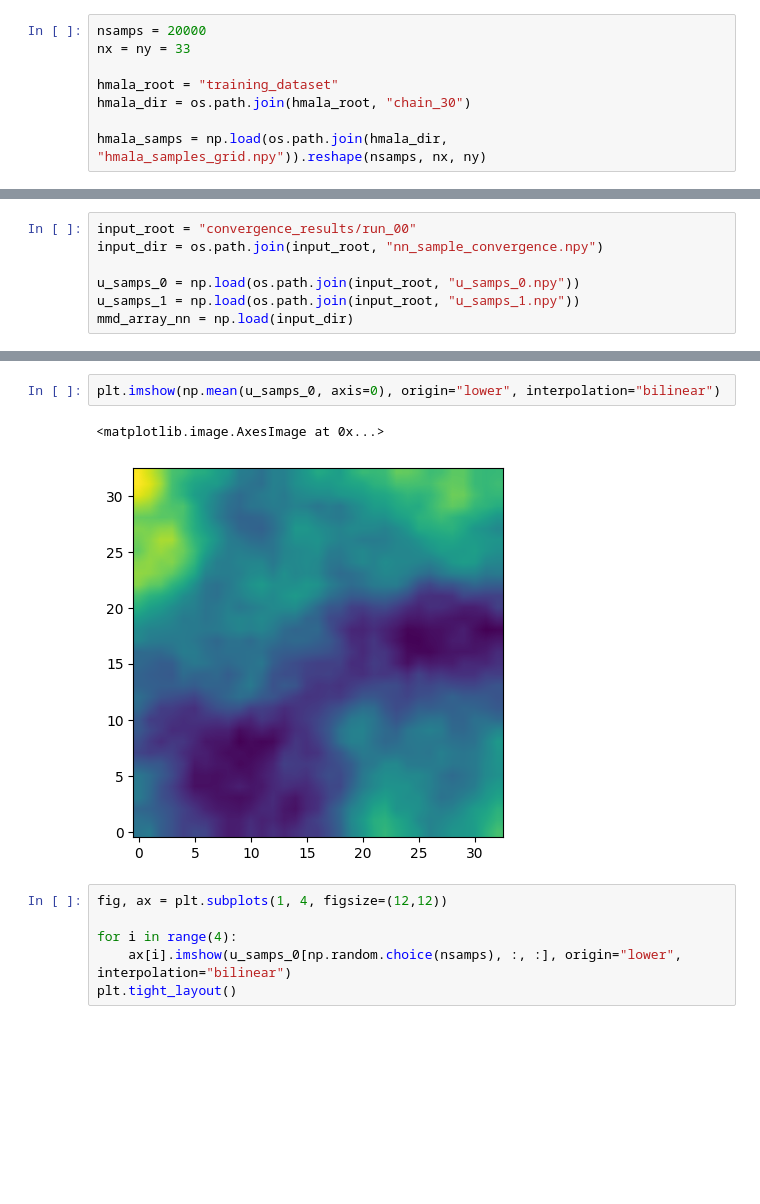
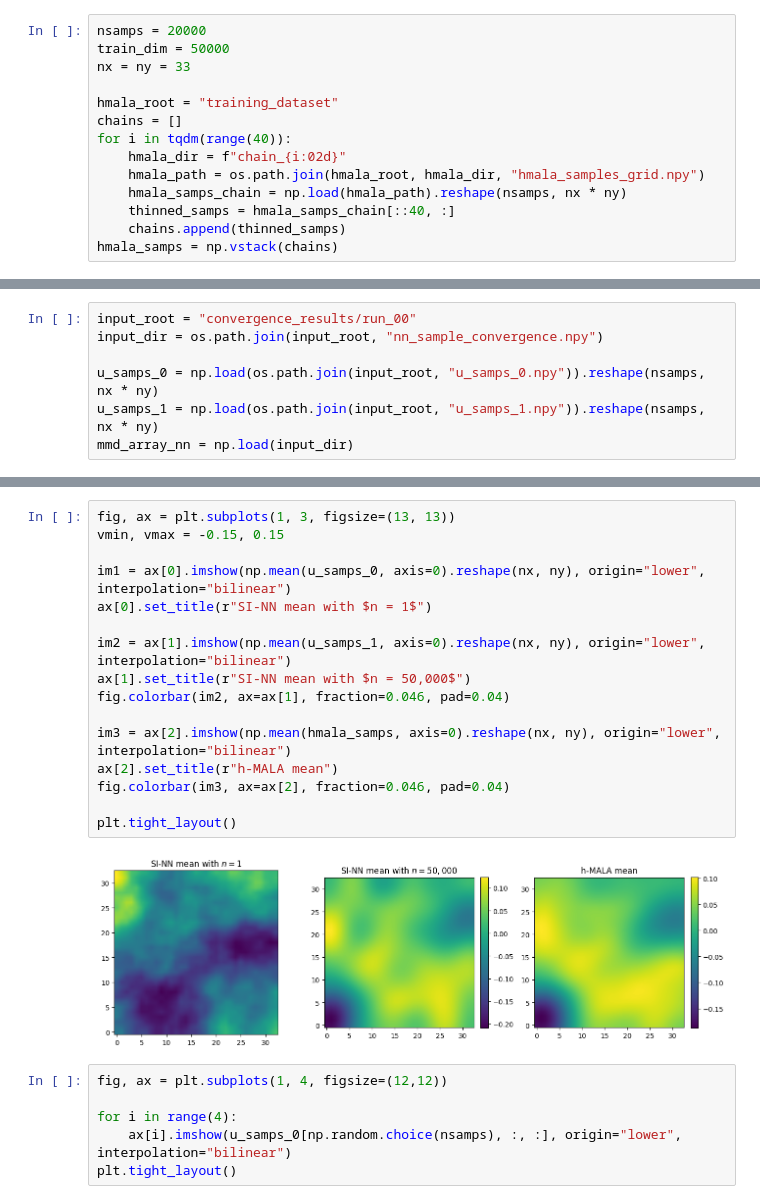
Before and after one commit to abjohnson117/TransportVsMcmcExperiments, a Jupyter notebook: poisson/convergence_testing.ipynb, the cells around one changed output, grey strips where cells are left out. Drawn from its saved outputs; the diff is of its cells as text; blank space fills up the shorter version.

```diff
--- a/poisson/convergence_testing.ipynb
+++ b/poisson/convergence_testing.ipynb
@@ -9,8 +13,14 @@ from triangular_transport.kernels.kernel_tools import get_gaussianRBF, vectorize
 # %%
 nsamps = 20000
+train_dim = 50000
 nx = ny = 33
 
 hmala_root = "training_dataset"
-hmala_dir = os.path.join(hmala_root, "chain_30")
-
-hmala_samps = np.load(os.path.join(hmala_dir, "hmala_samples_grid.npy")).reshape(nsamps, nx, ny)
+chains = []
+for i in tqdm(range(40)):
+    hmala_dir = f"chain_{i:02d}"
+    hmala_path = os.path.join(hmala_root, hmala_dir, "hmala_samples_grid.npy")
+    hmala_samps_chain = np.load(hmala_path).reshape(nsamps, nx * ny)
+    thinned_samps = hmala_samps_chain[::40, :]
+    chains.append(thinned_samps)
+hmala_samps = np.vstack(chains)
@@ -28,6 +83,6 @@ def MMD(X, Y):
 input_root = "convergence_results/run_00"
 input_dir = os.path.join(input_root, "nn_sample_convergence.npy")
 
-u_samps_0 = np.load(os.path.join(input_root, "u_samps_0.npy"))
-u_samps_1 = np.load(os.path.join(input_root, "u_samps_1.npy"))
+u_samps_0 = np.load(os.path.join(input_root, "u_samps_0.npy")).reshape(nsamps, nx * ny)
+u_samps_1 = np.load(os.path.join(input_root, "u_samps_1.npy")).reshape(nsamps, nx * ny)
 mmd_array_nn = np.load(input_dir)
@@ -38,8 +202,21 @@ Array(0.3157271, dtype=float32)
 # %%
-plt.imshow(np.mean(u_samps_0, axis=0), origin="lower", interpolation="bilinear")
+fig, ax = plt.subplots(1, 3, figsize=(13, 13))
+vmin, vmax = -0.15, 0.15
+
+im1 = ax[0].imshow(np.mean(u_samps_0, axis=0).reshape(nx, ny), origin="lower", interpolation="bilinear")
+ax[0].set_title(r"SI-NN mean with $n = 1$")
+
+im2 = ax[1].imshow(np.mean(u_samps_1, axis=0).reshape(nx, ny), origin="lower", interpolation="bilinear")
+ax[1].set_title(r"SI-NN mean with $n = 50,000$")
+fig.colorbar(im2, ax=ax[1], fraction=0.046, pad=0.04)
+
+im3 = ax[2].imshow(np.mean(hmala_samps, axis=0).reshape(nx, ny), origin="lower", interpolation="bilinear")
+ax[2].set_title(r"h-MALA mean")
+fig.colorbar(im3, ax=ax[2], fraction=0.046, pad=0.04)
+
+plt.tight_layout()
 # %% [output]
-<matplotlib.image.AxesImage at 0x...>
-[figure, old version]
+[figure, new version]
 # %%
 fig, ax = plt.subplots(1, 4, figsize=(12,12))
 
```
Also changed, not shown: parts of 25 cells of this notebook, 3 other files.
